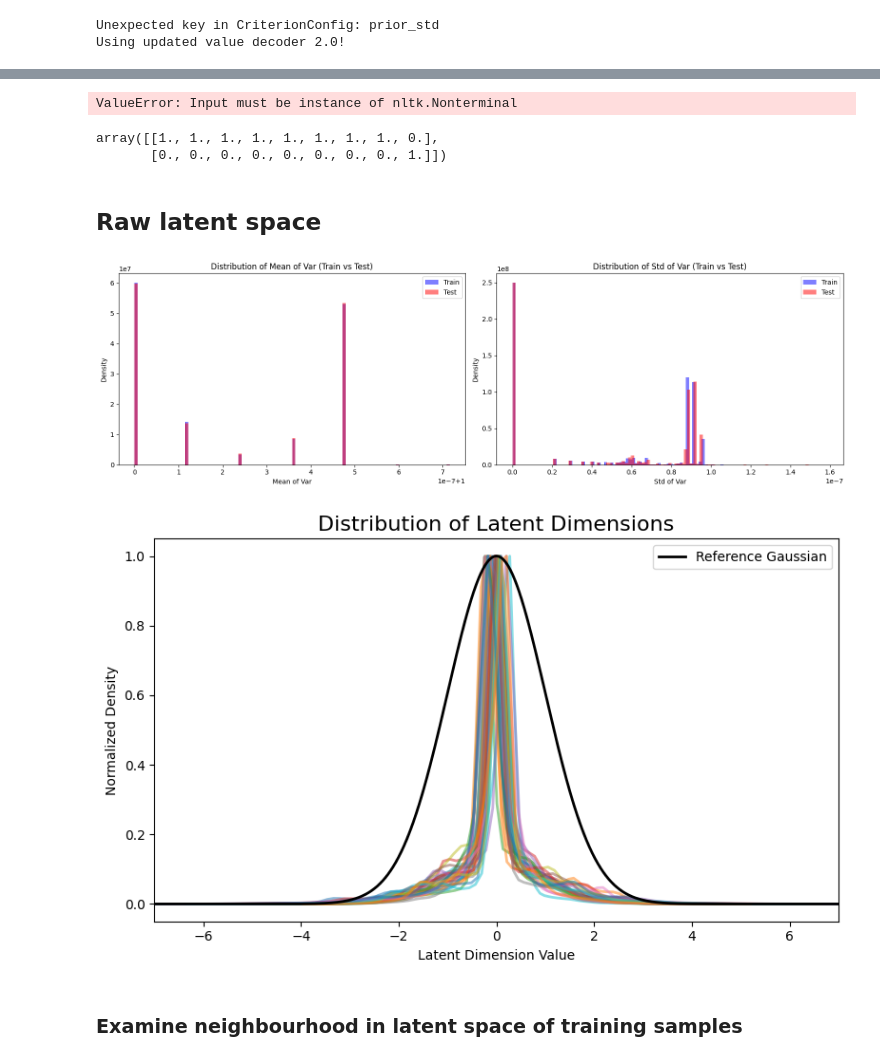
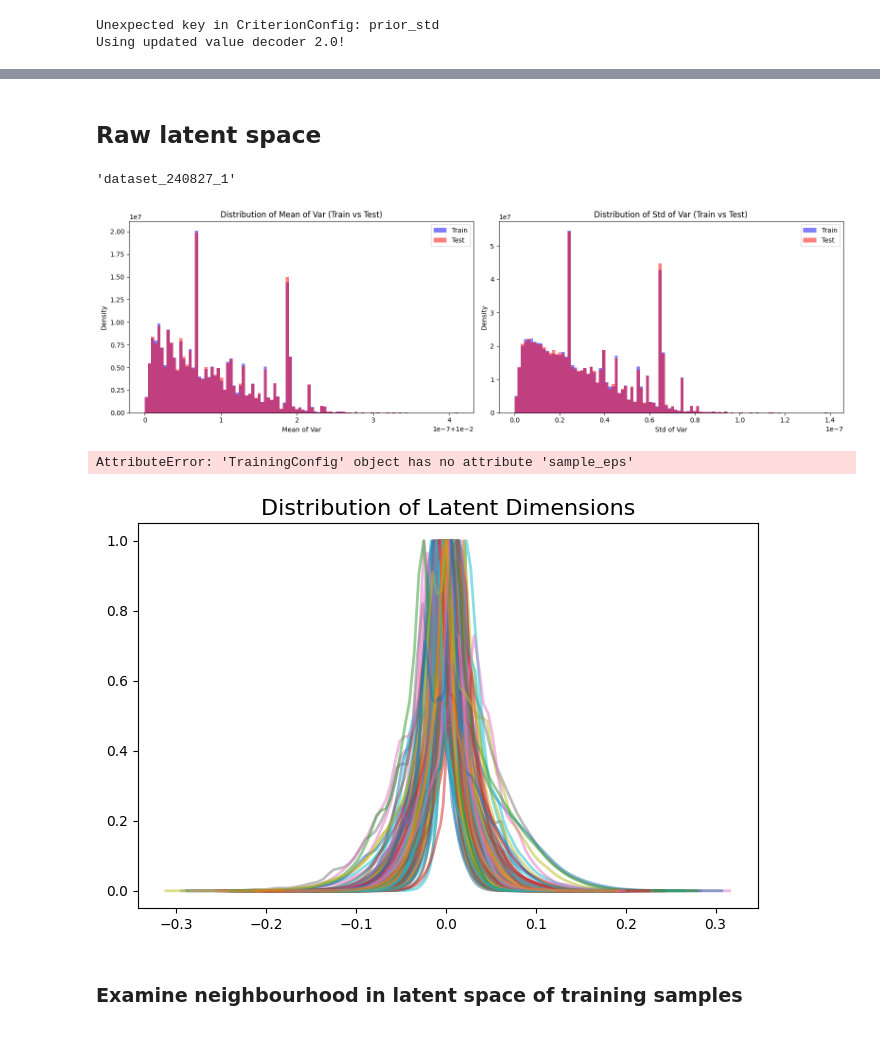
Before and after one commit to LuisCarretero/similar-expressions, a Jupyter notebook: src/downstream/latent_analysis.ipynb, the cells around one changed output, grey strips where cells are left out. Drawn from its saved outputs; the diff is of its cells as text; code cells hidden in the pictures.

```diff
--- a/src/downstream/latent_analysis.ipynb
+++ b/src/downstream/latent_analysis.ipynb
@@ -41,7 +41,7 @@ torch.set_grad_enabled(False)
 # faithful-resonance-144: 24ryl3yz
 
 # Load model and dataset
-model, cfg_dict, cfg = load_wandb_model(run='r1r36nex')
+model, cfg_dict, cfg = load_wandb_model(run='q29yc39k')
 train_loader, test_loader, info = create_dataloader_from_wandb(cfg_dict, cfg)
 val_x, syntax_cats, value_transform = info['val_x'], info['syntax_cats'], info['value_transform']
 # %% [output]
@@ -88,20 +55,9 @@ plt.imshow(batch_masks[0, :, :])
-# %%
-from grammar import S
-
-grammar.get_mask('None')
-# %% [output]
-ValueError: Input must be instance of nltk.Nonterminal
-# %%
-import grammar
-from importlib import reload
-reload(grammar)
-
-grammar.masks
-# %% [output]
-array([[1., 1., 1., 1., 1., 1., 1., 1., 0.],
-       [0., 0., 0., 0., 0., 0., 0., 0., 1.]])
 # %% [markdown]
 ## Raw latent space
+# %%
+cfg_dict['dataset_name']['value']
+# %% [output]
+'dataset_240827_1'
 # %%
 BATCH_SIZE = 2**15
 
@@ -113,7 +69,7 @@ for i, x in enumerate(data_from_loader(train_loader, 'x', batch_size=2**15)):
 
     # Encode
     mean, ln_var = model.encoder(x)
-    var = ln_var.exp() * cfg.training.sample_eps
+    var = ln_var.exp() * cfg.training.sampling.eps
 
     mu_train[i*BATCH_SIZE:(i+1)*BATCH_SIZE, :] = mean.detach().numpy()
     mean_of_var_train[i*BATCH_SIZE:(i+1)*BATCH_SIZE] = var.mean(dim=1).detach().numpy()
@@ -131,7 +87,7 @@ for i, x in enumerate(data_from_loader(test_loader, 'x', batch_size=2**15)):
 
     # Encode
     mean, ln_var = model.encoder(x)
-    var = ln_var.exp() * cfg.training.sample_eps
+    var = ln_var.exp() * cfg.training.sampling.eps
 
     mu_test[i*BATCH_SIZE:(i+1)*BATCH_SIZE, :] = mean.detach().numpy()
     mean_of_var_test[i*BATCH_SIZE:(i+1)*BATCH_SIZE] = var.mean(dim=1).detach().numpy()
@@ -179,7 +135,7 @@ ax2.legend()
 plt.tight_layout()
 plt.show()
 # %% [output]
-[figure, old version]
+[figure, new version]
 # %%
 import numpy as np
 from scipy.stats import norm
@@ -195,35 +151,36 @@ for dim in range(num_dims):
     hist, bins = np.histogram(mu_train[:, dim], bins=num_bins, density=True)
     hist = gaussian_filter1d(hist, sigma=1)
     hist_data.append(hist)
     bin_edges.append(bins)
 
 # Calculate bin centers
 bin_centers = [(bins[:-1] + bins[1:]) / 2 for bins in bin_edges]
 
 # Normalize histograms to the same height
 normalized_hist_data = [hist / np.max(hist) for hist in hist_data]
 
 # Create a single plot for all 192 dimensions
 plt.figure(figsize=(8, 5))
 plt.title('Distribution of Latent Dimensions', fontsize=16)
 
 # Plot each dimension
 for dim in range(num_dims):
     plt.plot(bin_centers[dim], normalized_hist_data[dim], linewidth=2, alpha=0.5)
 
 # Add unit Gaussian (mu=0, sigma=1)
-x = np.linspace(*np.array([-1, 1])*cfg.training.sample_eps*7, 10000)
+x = np.linspace(*np.array([-1, 1])*cfg.training.sampling.eps*7, 10000)
 gaussian = norm.pdf(x, 0, cfg.training.sample_eps)
 normalized_gaussian = gaussian / np.max(gaussian)
 plt.plot(x, normalized_gaussian, 'k', linewidth=2, label='Reference Gaussian')
 
 plt.xlim(np.array([-1, 1])*cfg.training.sample_eps*7)
 plt.xlabel('Latent Dimension Value')
 plt.ylabel('Normalized Density')
 plt.legend()
 plt.tight_layout()
 # %% [output]
+AttributeError: 'TrainingConfig' object has no attribute 'sample_eps'
-[figure, old version]
+[figure, new version]
 # %% [markdown]
 ### Examine neighbourhood in latent space of training samples
 # %%
```
Also changed, not shown: parts of 3 cells of this notebook, 4 other files.
